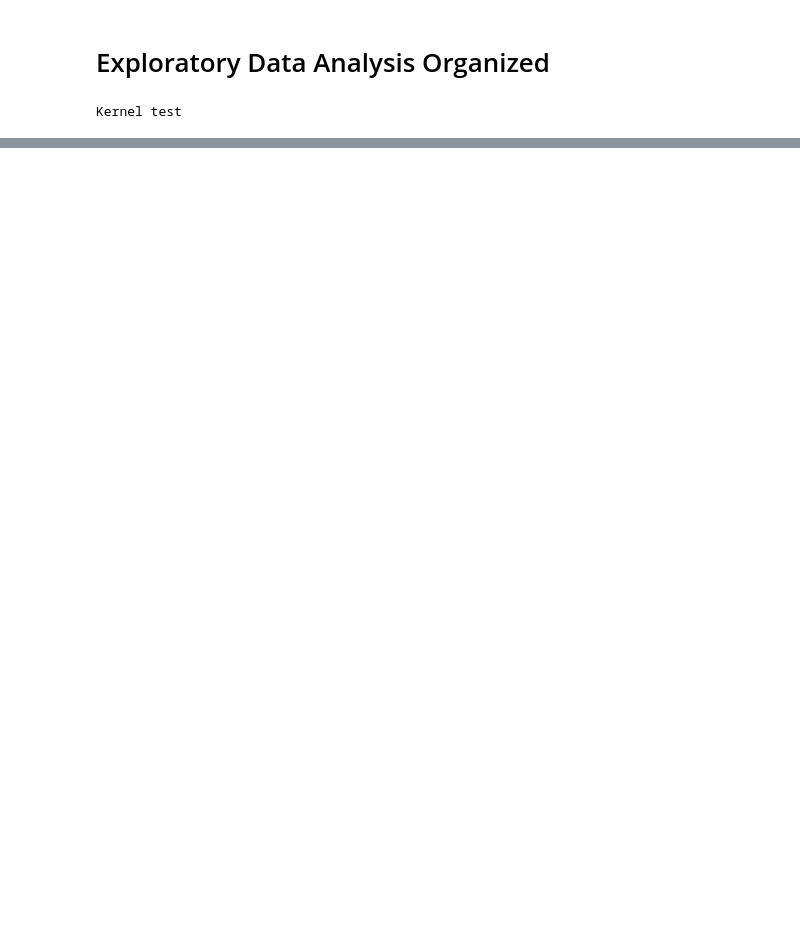
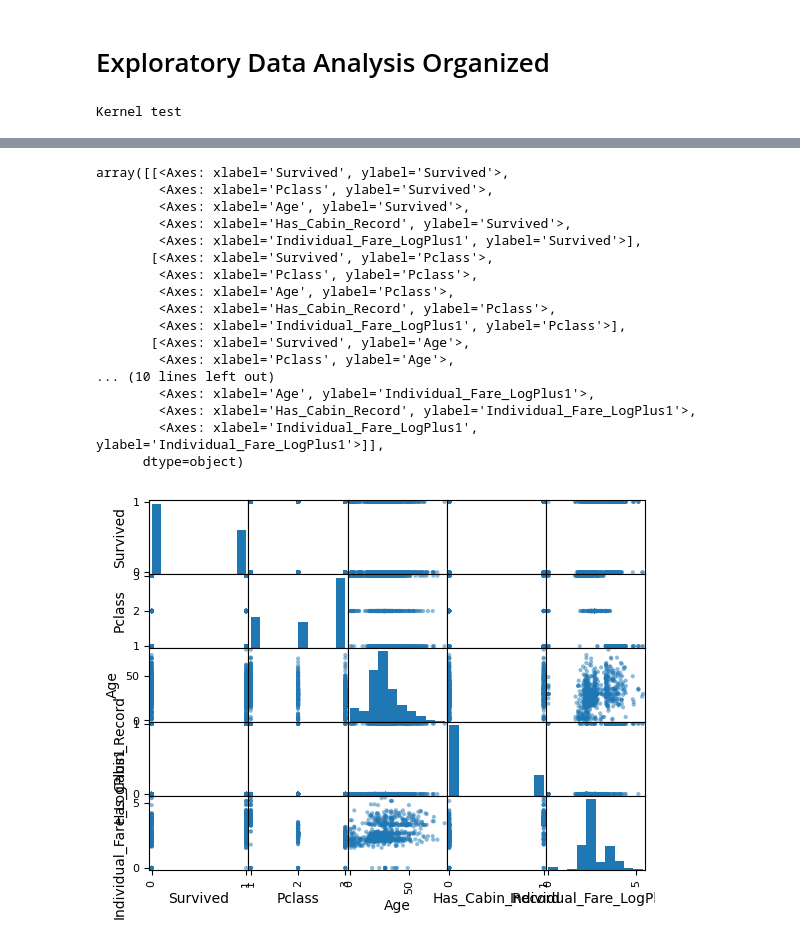
Before and after one commit to Mescoman/Titanic_Kaggle, a Jupyter notebook: Titanic_Notebook_EDA_cleaner.ipynb, the cells around one changed output, grey strips where cells are left out. Drawn from its saved outputs; the diff is of its cells as text; code cells hidden in the pictures; blank space fills up the shorter version.

```diff
--- a/Titanic_Notebook_EDA_cleaner.ipynb
+++ b/Titanic_Notebook_EDA_cleaner.ipynb
@@ -173,0 +309,21 @@ Titanic_train
+# %%
+pd.plotting.scatter_matrix(Titanic_train)
+# %% [output]
+array([[<Axes: xlabel='Survived', ylabel='Survived'>,
+        <Axes: xlabel='Pclass', ylabel='Survived'>,
+        <Axes: xlabel='Age', ylabel='Survived'>,
+        <Axes: xlabel='Has_Cabin_Record', ylabel='Survived'>,
+        <Axes: xlabel='Individual_Fare_LogPlus1', ylabel='Survived'>],
+       [<Axes: xlabel='Survived', ylabel='Pclass'>,
+        <Axes: xlabel='Pclass', ylabel='Pclass'>,
+        <Axes: xlabel='Age', ylabel='Pclass'>,
+        <Axes: xlabel='Has_Cabin_Record', ylabel='Pclass'>,
+        <Axes: xlabel='Individual_Fare_LogPlus1', ylabel='Pclass'>],
+       [<Axes: xlabel='Survived', ylabel='Age'>,
+        <Axes: xlabel='Pclass', ylabel='Age'>,
+... (10 lines left out)
+        <Axes: xlabel='Age', ylabel='Individual_Fare_LogPlus1'>,
+        <Axes: xlabel='Has_Cabin_Record', ylabel='Individual_Fare_LogPlus1'>,
+        <Axes: xlabel='Individual_Fare_LogPlus1', ylabel='Individual_Fare_LogPlus1'>]],
+      dtype=object)
+[figure, added]
```
Also changed, not shown: parts of 9 cells of this notebook.
